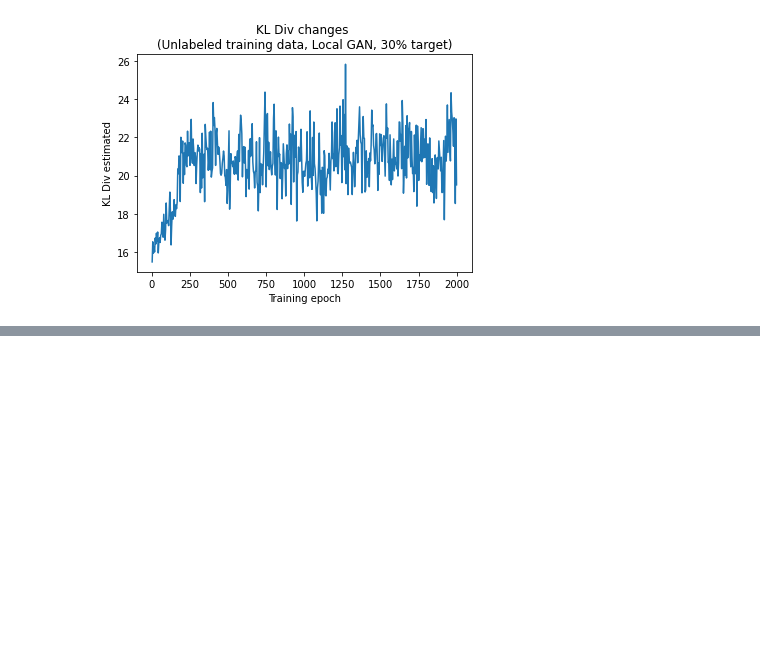
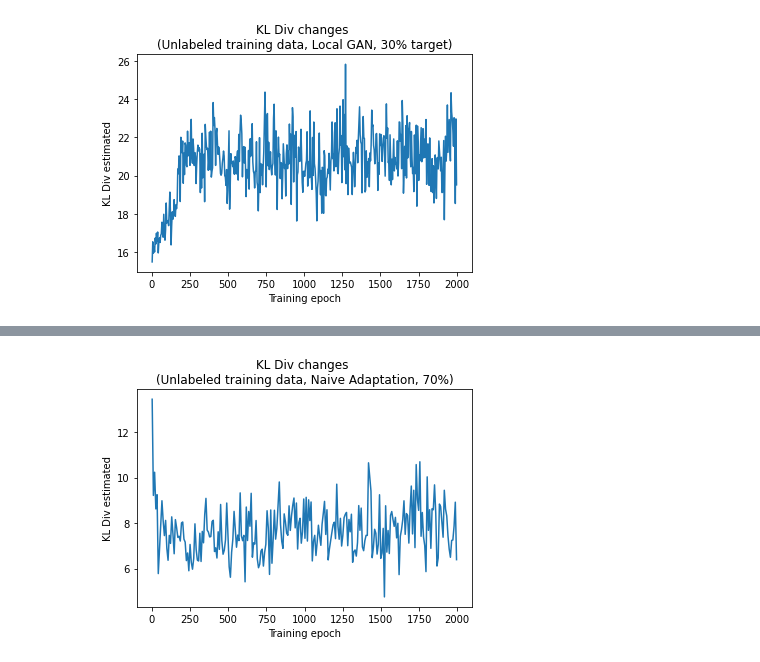
Before and after one commit to stevenliu000/time-series-domain-adaptation, a Jupyter notebook: visualization/plot.ipynb, the cells around one changed output, grey strips where cells are left out. Cells and saved outputs as stored; diff of their text form; code cells hidden in the pictures; blank space fills up the shorter version.

```diff
--- a/visualization/plot.ipynb
+++ b/visualization/plot.ipynb
@@ -362,0 +374,4 @@ local_adapt_lbl3.plot_unlabel_KL("Local GAN, 30% target")
+# %%
+naive_noG_new_kl.plot_unlabel_KL("Naive Adaptation, 70%")
+# %% [output]
+[figure, added]
```
Also changed, not shown: parts of 20 cells of this notebook.
